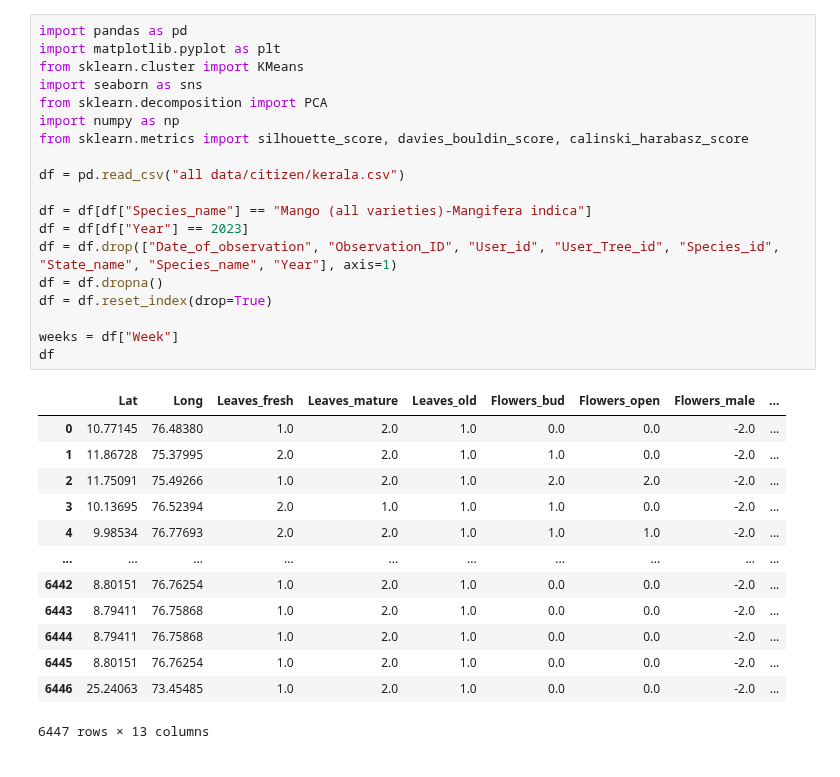
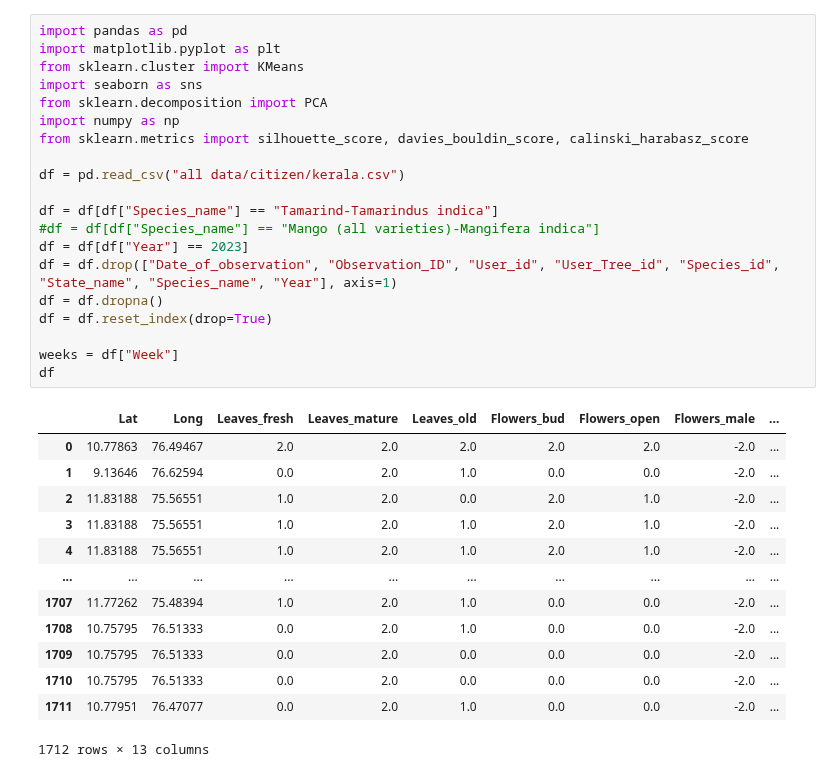
Before and after one commit to BU-Spark/pitne-season-watch, a Jupyter notebook: Extracting reference data.ipynb, the cells around one changed output. Drawn from its saved outputs; the diff is of its cells as text.

```diff
--- a/Extracting reference data.ipynb
+++ b/Extracting reference data.ipynb
@@ -1,36 +17,37 @@
 # %%
 import pandas as pd
 import matplotlib.pyplot as plt
 from sklearn.cluster import KMeans
 import seaborn as sns
 from sklearn.decomposition import PCA
 import numpy as np
 from sklearn.metrics import silhouette_score, davies_bouldin_score, calinski_harabasz_score
 
 df = pd.read_csv("all data/citizen/kerala.csv")
 
-df = df[df["Species_name"] == "Mango (all varieties)-Mangifera indica"]
+df = df[df["Species_name"] == "Tamarind-Tamarindus indica"]
+#df = df[df["Species_name"] == "Mango (all varieties)-Mangifera indica"]
 df = df[df["Year"] == 2023]
 df = df.drop(["Date_of_observation", "Observation_ID", "User_id", "User_Tree_id", "Species_id", "State_name", "Species_name", "Year"], axis=1)
 df = df.dropna()
 df = df.reset_index(drop=True)
 
 weeks = df["Week"]
 df
 # %% [output]
 |  | Lat | Long | Leaves_fresh | Leaves_mature | Leaves_old | Flowers_bud | Flowers_open | Flowers_male | ... |
-| 0 | 10.77145 | 76.48380 | 1.0 | 2.0 | 1.0 | 0.0 | 0.0 | -2.0 | ... |
-| 1 | 11.86728 | 75.37995 | 2.0 | 2.0 | 1.0 | 1.0 | 0.0 | -2.0 | ... |
-| 2 | 11.75091 | 75.49266 | 1.0 | 2.0 | 1.0 | 2.0 | 2.0 | -2.0 | ... |
-| 3 | 10.13695 | 76.52394 | 2.0 | 1.0 | 1.0 | 1.0 | 0.0 | -2.0 | ... |
-| 4 | 9.98534 | 76.77693 | 2.0 | 2.0 | 1.0 | 1.0 | 1.0 | -2.0 | ... |
+| 0 | 10.77863 | 76.49467 | 2.0 | 2.0 | 2.0 | 2.0 | 2.0 | -2.0 | ... |
+| 1 | 9.13646 | 76.62594 | 0.0 | 2.0 | 1.0 | 0.0 | 0.0 | -2.0 | ... |
+| 2 | 11.83188 | 75.56551 | 1.0 | 2.0 | 0.0 | 2.0 | 1.0 | -2.0 | ... |
+| 3 | 11.83188 | 75.56551 | 1.0 | 2.0 | 1.0 | 2.0 | 1.0 | -2.0 | ... |
+| 4 | 11.83188 | 75.56551 | 1.0 | 2.0 | 1.0 | 2.0 | 1.0 | -2.0 | ... |
 | ... | ... | ... | ... | ... | ... | ... | ... | ... | ... |
-| 6442 | 8.80151 | 76.76254 | 1.0 | 2.0 | 1.0 | 0.0 | 0.0 | -2.0 | ... |
-| 6443 | 8.79411 | 76.75868 | 1.0 | 2.0 | 1.0 | 0.0 | 0.0 | -2.0 | ... |
-| 6444 | 8.79411 | 76.75868 | 1.0 | 2.0 | 1.0 | 0.0 | 0.0 | -2.0 | ... |
-| 6445 | 8.80151 | 76.76254 | 1.0 | 2.0 | 1.0 | 0.0 | 0.0 | -2.0 | ... |
-| 6446 | 25.24063 | 73.45485 | 1.0 | 2.0 | 1.0 | 0.0 | 0.0 | -2.0 | ... |
+| 1707 | 11.77262 | 75.48394 | 1.0 | 2.0 | 1.0 | 0.0 | 0.0 | -2.0 | ... |
+| 1708 | 10.75795 | 76.51333 | 0.0 | 2.0 | 1.0 | 0.0 | 0.0 | -2.0 | ... |
+| 1709 | 10.75795 | 76.51333 | 0.0 | 2.0 | 0.0 | 0.0 | 0.0 | -2.0 | ... |
+| 1710 | 10.75795 | 76.51333 | 0.0 | 2.0 | 0.0 | 0.0 | 0.0 | -2.0 | ... |
+| 1711 | 10.77951 | 76.47077 | 0.0 | 2.0 | 1.0 | 0.0 | 0.0 | -2.0 | ... |
-6447 rows × 13 columns
+1712 rows × 13 columns
 # %%
 data = {}
 
```
Also changed, not shown: parts of 5 cells of this notebook.
